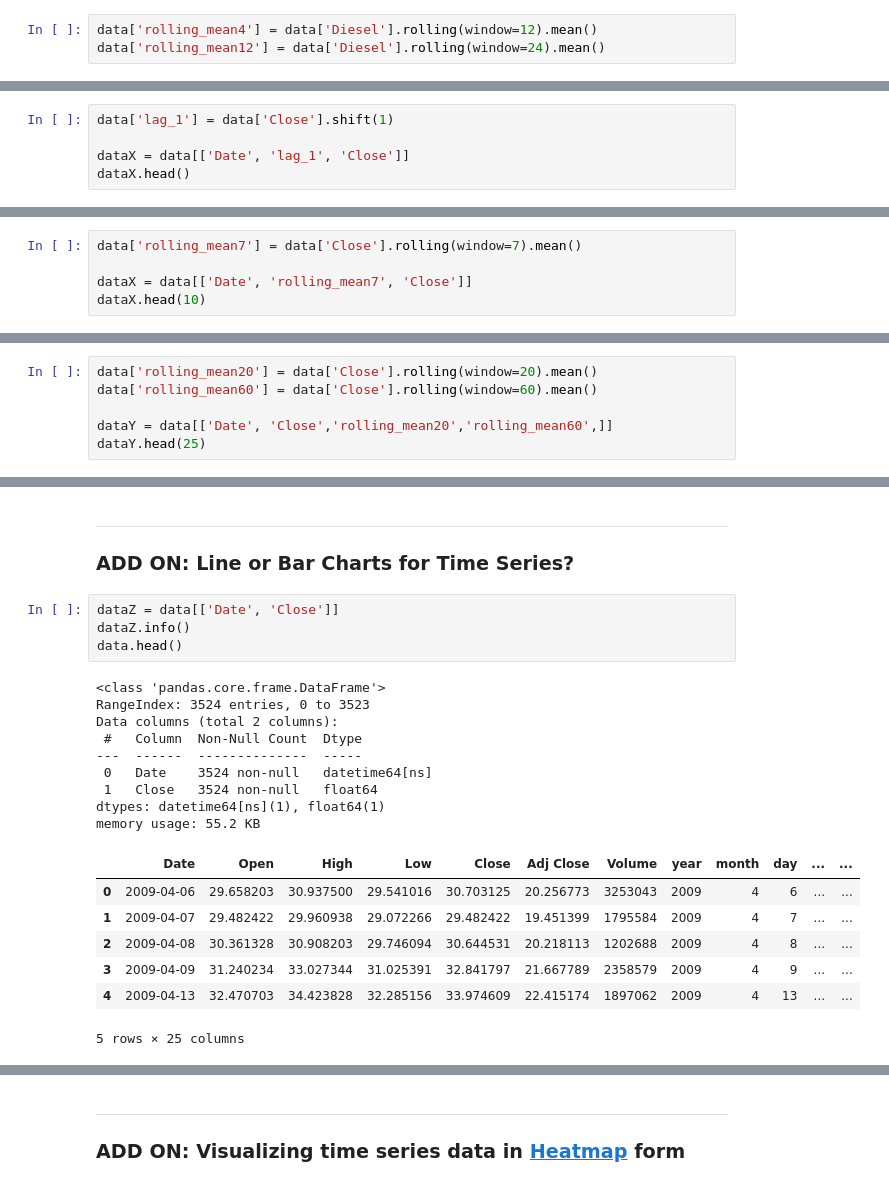
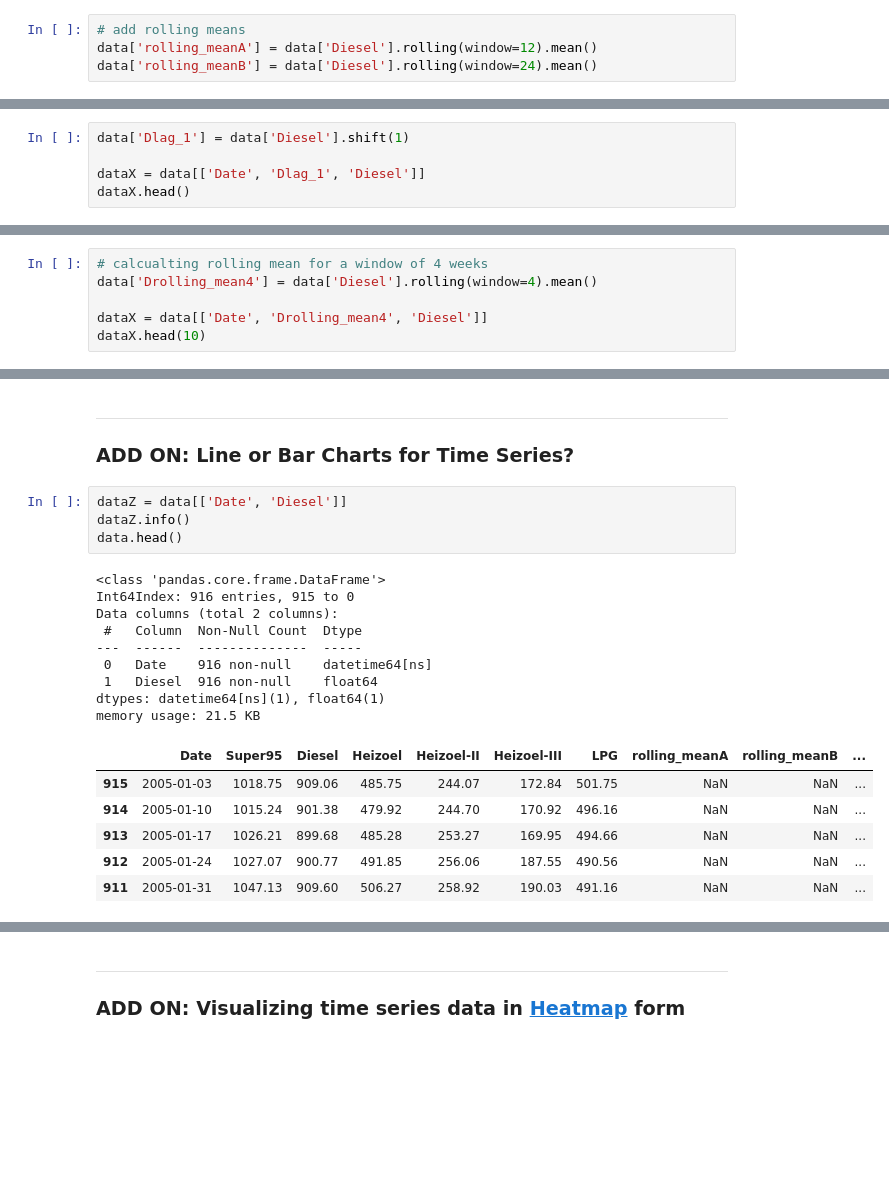
Before and after one commit to sawubona-repo/PRIVAT, a Jupyter notebook: Python_OIL_PRICE_TIMESERIES_v1.ipynb, the cells around one changed output, grey strips where cells are left out. Drawn from its saved outputs; the diff is of its cells as text; blank space fills up the shorter version.

```diff
--- a/Python_OIL_PRICE_TIMESERIES_v1.ipynb
+++ b/Python_OIL_PRICE_TIMESERIES_v1.ipynb
@@ -174,6 +150,7 @@ fig.show()
 # %%
-data['rolling_mean4'] = data['Diesel'].rolling(window=12).mean()
-data['rolling_mean12'] = data['Diesel'].rolling(window=24).mean()
+# add rolling means
+data['rolling_meanA'] = data['Diesel'].rolling(window=12).mean()
+data['rolling_meanB'] = data['Diesel'].rolling(window=24).mean()
 # %%
 data.head(10)
 # %% [output]
@@ -258,6 +217,6 @@ If we like predicting the stock price for a company. So, the previous day’s st
 # %%
-data['lag_1'] = data['Close'].shift(1)
+data['Dlag_1'] = data['Diesel'].shift(1)
 
-dataX = data[['Date', 'lag_1', 'Close']]
+dataX = data[['Date', 'Dlag_1', 'Diesel']]
 dataX.head()
 # %% [output]
@@ -316,8 +290,9 @@ How about calculating some statistical values based on past values? This method
 
 We will select a window size, take the average of the values in the window, and use it as a feature.
 # %%
-data['rolling_mean7'] = data['Close'].rolling(window=7).mean()
+# calcualting rolling mean for a window of 4 weeks
+data['Drolling_mean4'] = data['Diesel'].rolling(window=4).mean()
 
-dataX = data[['Date', 'rolling_mean7', 'Close']]
+dataX = data[['Date', 'Drolling_mean4', 'Diesel']]
 dataX.head(10)
 # %% [output]
@@ -353,9 +328,3 @@ fig.update_layout(
 fig.show()
 # %% [output]
 [interactive output not drawn]
-# %%
-data['rolling_mean20'] = data['Close'].rolling(window=20).mean()
-data['rolling_mean60'] = data['Close'].rolling(window=60).mean()
-
-dataY = data[['Date', 'Close','rolling_mean20','rolling_mean60',]]
-dataY.head(25)
@@ -472,26 +387,25 @@ fig.show()
 ---
 ### **ADD ON:** Line or Bar Charts for Time Series?
 # %%
-dataZ = data[['Date', 'Close']]
+dataZ = data[['Date', 'Diesel']]
 dataZ.info()
 data.head()
 # %% [output]
 <class 'pandas.core.frame.DataFrame'>
-RangeIndex: 3524 entries, 0 to 3523
+Int64Index: 916 entries, 915 to 0
 Data columns (total 2 columns):
  #   Column  Non-Null Count  Dtype
 ---  ------  --------------  -----
- 0   Date    3524 non-null   datetime64[ns]
- 1   Close   3524 non-null   float64
+ 0   Date    916 non-null    datetime64[ns]
+ 1   Diesel  916 non-null    float64
 dtypes: datetime64[ns](1), float64(1)
-memory usage: 55.2 KB
+memory usage: 21.5 KB
-|  | Date | Open | High | Low | Close | Adj Close | Volume | year | month | day | ... | ... |
-| 0 | 2009-04-06 | 29.658203 | 30.937500 | 29.541016 | 30.703125 | 20.256773 | 3253043 | 2009 | 4 | 6 | ... | ... |
-| 1 | 2009-04-07 | 29.482422 | 29.960938 | 29.072266 | 29.482422 | 19.451399 | 1795584 | 2009 | 4 | 7 | ... | ... |
-| 2 | 2009-04-08 | 30.361328 | 30.908203 | 29.746094 | 30.644531 | 20.218113 | 1202688 | 2009 | 4 | 8 | ... | ... |
-| 3 | 2009-04-09 | 31.240234 | 33.027344 | 31.025391 | 32.841797 | 21.667789 | 2358579 | 2009 | 4 | 9 | ... | ... |
-| 4 | 2009-04-13 | 32.470703 | 34.423828 | 32.285156 | 33.974609 | 22.415174 | 1897062 | 2009 | 4 | 13 | ... | ... |
+|  | Date | Super95 | Diesel | Heizoel | Heizoel-II | Heizoel-III | LPG | rolling_meanA | rolling_meanB | ... |
+| 915 | 2005-01-03 | 1018.75 | 909.06 | 485.75 | 244.07 | 172.84 | 501.75 | NaN | NaN | ... |
+| 914 | 2005-01-10 | 1015.24 | 901.38 | 479.92 | 244.70 | 170.92 | 496.16 | NaN | NaN | ... |
+| 913 | 2005-01-17 | 1026.21 | 899.68 | 485.28 | 253.27 | 169.95 | 494.66 | NaN | NaN | ... |
+| 912 | 2005-01-24 | 1027.07 | 900.77 | 491.85 | 256.06 | 187.55 | 490.56 | NaN | NaN | ... |
+| 911 | 2005-01-31 | 1047.13 | 909.60 | 506.27 | 258.92 | 190.03 | 491.16 | NaN | NaN | ... |
-5 rows × 25 columns
 # %%
 import matplotlib.pyplot as plt
 
```
Also changed, not shown: parts of 31 cells of this notebook.
